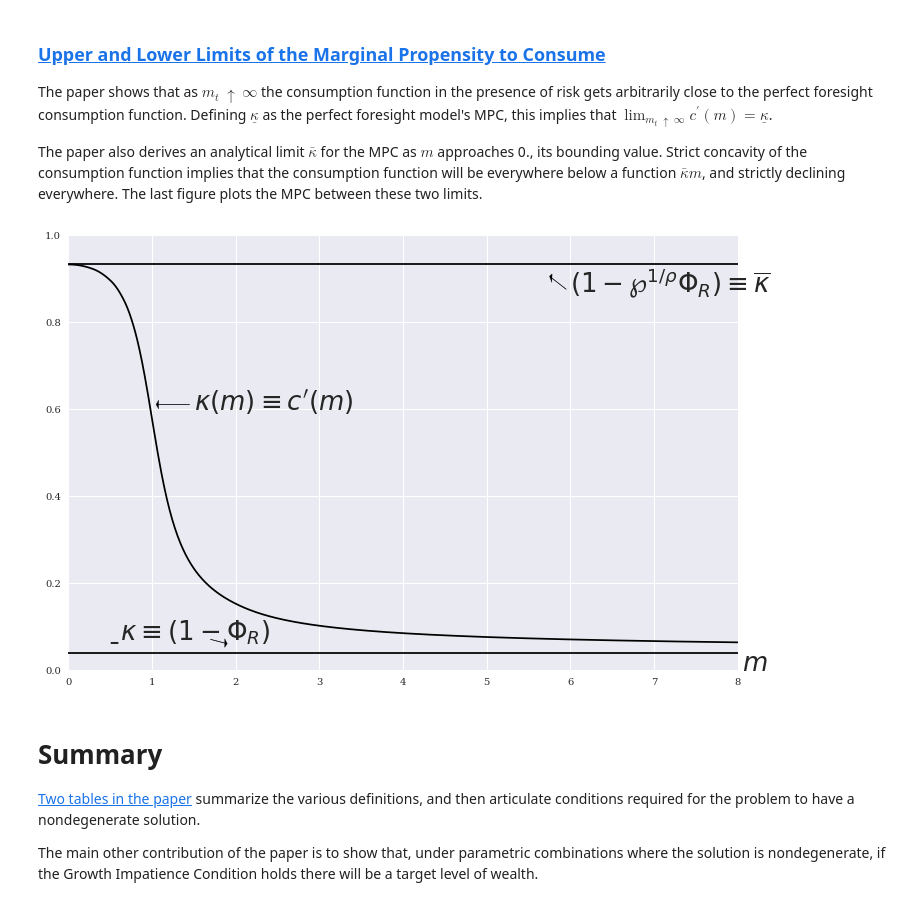
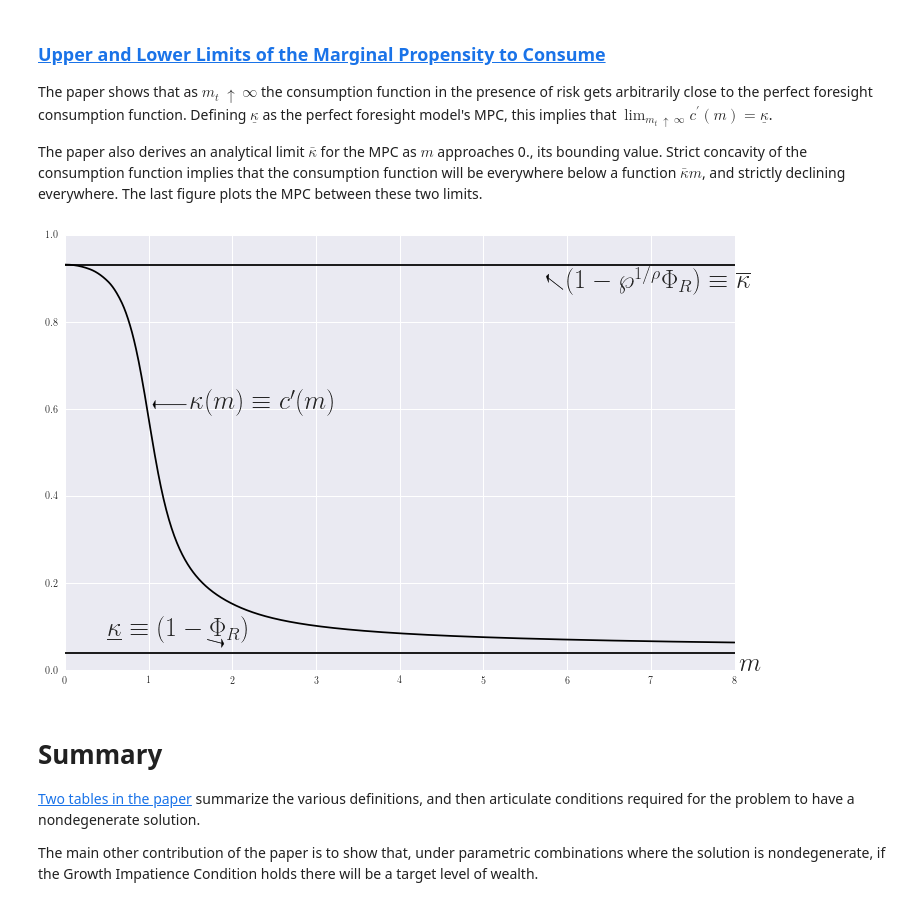
Before and after one commit to econ-ark/REMARK, a Jupyter notebook: REMARKs/BufferStockTheory/BufferStockTheory-CoLab.ipynb, the cells around one changed output. Saved outputs shown, nothing was run; the diff lists cells and outputs as text; code cells hidden in the pictures.

```diff
--- a/REMARKs/BufferStockTheory/BufferStockTheory-CoLab.ipynb
+++ b/REMARKs/BufferStockTheory/BufferStockTheory-CoLab.ipynb
@@ -92,6 +100,8 @@ import matplotlib.pyplot as plt
 # In order to use LaTeX to manage all text layout in our figures, we import rc settings from matplotlib.
 from matplotlib import rc
 plt.rc('font', family='serif')
+params = {'text.latex.preamble' : [r'\usepackage{amsmath}']}
+plt.rcParams.update(params)
 
 # LaTeX is huge and takes forever to install on mybinder
 # so if it is not installed then do not use it
@@ -3153,35 +3163,35 @@ m = np.linspace(0.001,8,1000)
 # Use the HARK method derivative to get the derivative of cFunc, and the values are just the MPC
 MPC = baseEx_inf.cFunc[0].derivative(m)
 
 # Define the upper bound of MPC
 MPCUpper = (1 - baseEx_inf.UnempPrb ** (1.0/baseEx_inf.CRRA)*(baseEx_inf.Rfree*baseEx_inf.DiscFac)**(1.0/baseEx_inf.CRRA)/baseEx_inf.Rfree)
 
 # Define the lower bound of MPC
 MPCLower = k_lower
 
 plt.plot(m,MPC,color = 'black')
 plt.plot([0,8],[MPCUpper,MPCUpper],color = 'black')
 plt.plot([0,8],[MPCLower,MPCLower],color = 'black')
 plt.xlim(0,8)
 plt.ylim(0,1)
 plt.text(1.5,0.6,r'$\kappa(m) \equiv c^{\prime}(m)$',fontsize = 26,fontweight='bold')
 plt.text(6,0.87,r'$(1-\wp^{1/\rho}\Phi_{R})\equiv \overline{\kappa}$',fontsize = 26,fontweight='bold')
-plt.text(0.5,0.07,r'$\underbar{\kappa}\equiv(1-\Phi_{R})$',fontsize = 26,fontweight='bold')
+plt.text(0.5,0.07,r'$\underline{\kappa}\equiv(1-\Phi_{R})$',fontsize = 26,fontweight='bold')
 plt.text(8.05,0,"$m$",fontsize = 26)
 plt.arrow(1.45,0.61,-0.4,0,head_width= 0.02,width=0.001,facecolor='black',length_includes_head='True')
 plt.arrow(1.7,0.07,0.2,-0.01,head_width= 0.02,width=0.001,facecolor='black',length_includes_head='True')
 plt.arrow(5.95,0.875,-0.2,0.03,head_width= 0.02,width=0.001,facecolor='black',length_includes_head='True')
 if Generator:
     plt.savefig(os.path.join(Figures_HARK_dir, 'MPCLimits.png'))
     plt.savefig(os.path.join(Figures_HARK_dir, 'MPCLimits.jpg'))
     plt.savefig(os.path.join(Figures_HARK_dir, 'MPCLimits.pdf'))
     plt.savefig(os.path.join(Figures_HARK_dir, 'MPCLimits.svg'))
 if not in_ipynb:
     plt.show(block=False)
 else:
     plt.show(block=True) # Change to False if you want to run uninterrupted
 # %% [output]
-[figure, old version]
+[figure, new version]
 # %% [markdown]
 # Summary
 
```
Also changed, not shown: parts of 10 cells of this notebook.
